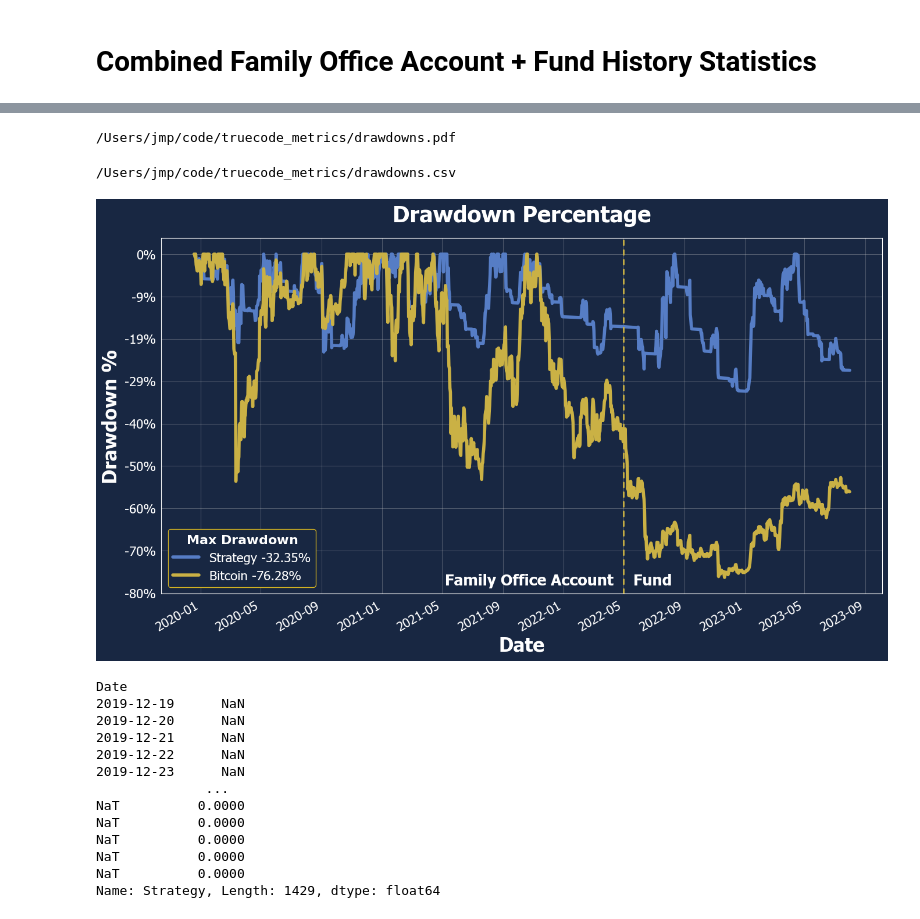
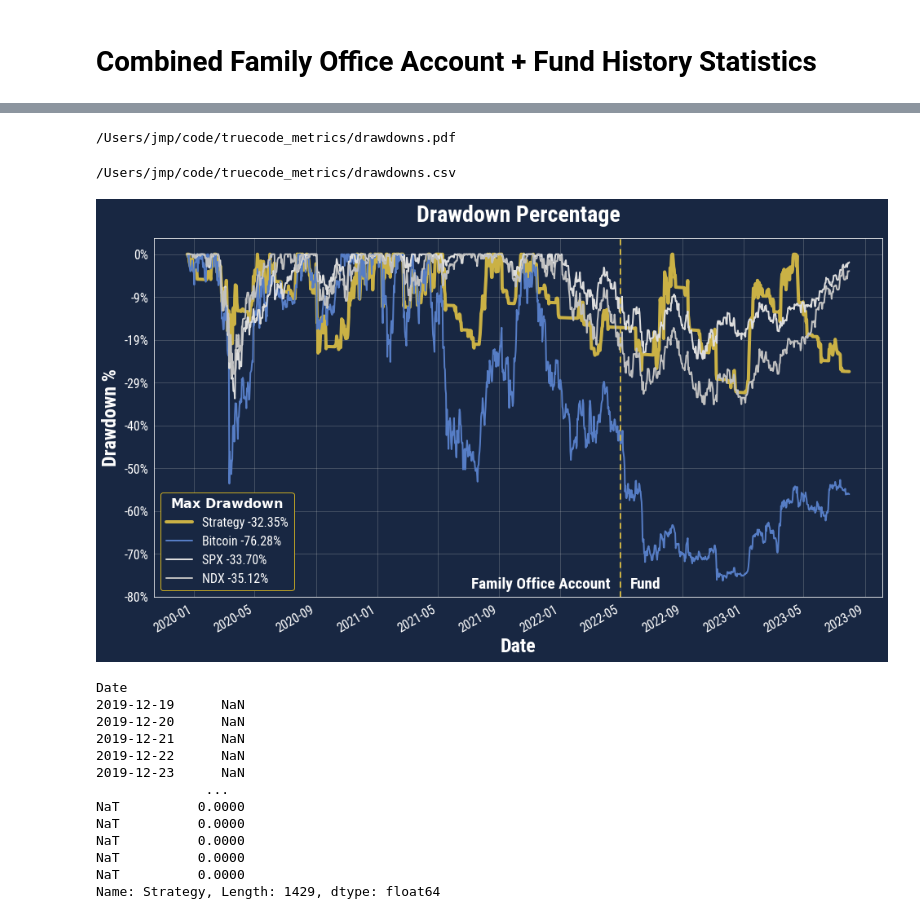
Before and after one commit to joshua-peck/truecode_metrics, a Jupyter notebook: TrueCode Metrics.ipynb, the cells around one changed output, grey strips where cells are left out. Saved outputs shown, nothing was run; the diff lists cells and outputs as text; code cells hidden in the pictures.

```diff
--- a/TrueCode Metrics.ipynb
+++ b/TrueCode Metrics.ipynb
@@ -12,4 +12,20 @@ from matplotlib import font_manager
 from IPython.display import FileLink, FileLinks
 import math
 # %%
-datafile = 'truecode-metrics-july-2023.csv'
+datafile = 'truecode-metrics-august-2023.csv'
+
+SYMBOLS = [ 'Strategy', 'Bitcoin', 'SPX', 'NDX']
+
+SYMBOL_COLORS = {
+    'Strategy': '#CAB145',
+    'Bitcoin': '#567DC5',
+    'SPX': '#dddddd',
+    'NDX': '#C0C0C0',
+}
+
+SYMBOL_LINEWIDTH = {
+    'Strategy': '4',
+}
+
+
+SYMBOLS, SYMBOL_COLORS, SYMBOL_LINEWIDTH
@@ -68,7 +89,7 @@ sns.set_style("whitegrid")
 
 mpl.rcParams.update({
                      'text.color' : "white",
-                     'lines.linewidth': 4,
+                     'lines.linewidth': 2,
                      'font.size': 16.0,
                      'legend.facecolor': "182742",
                      'legend.edgecolor': 'CFB023',
@@ -310,33 +362,49 @@ Win 12m %            -           -
 # %%
-rebased_sample = ffn.rebase(prices[['Strategy', 'Bitcoin']], value=10000)
+rebased_sample = ffn.rebase(prices[SYMBOLS], value=10000)
 drawdowns = rebased_sample.to_drawdown_series()
-ax = drawdowns.plot(ylabel='Drawdown %', title='Drawdown Percentage', color={'Strategy': '#567DC5', 'Bitcoin': '#CAB145'})
-rebased_drawdown_stats = rebased_sample[['Strategy', 'Bitcoin']].calc_stats()
+ax = drawdowns.plot(ylabel='Drawdown %', title='Drawdown Percentage', color=SYMBOL_COLORS)
+rebased_drawdown_stats = rebased_sample[SYMBOLS].calc_stats()
+
 # rebased_drawdown_stats.display()
-strategy_max_drawdown = rebased_drawdown_stats['Strategy'].stats['max_drawdown']
-bitcoin_max_drawdown = rebased_drawdown_stats['Bitcoin'].stats['max_drawdown']
-ax.legend(('Strategy {:.2f}%'.format(strategy_max_drawdown * 100.), 'Bitcoin {:.2f}%'.format(bitcoin_max_drawdown * 100.)), loc='lower left', title=r'$\bf{Max\ Drawdown}$')
+for line in ax.get_lines():
+    if 'Strategy' == line.get_label():
+        line.set_linewidth(4)
+        line.set_color(SYMBOL_COLORS['Strategy'])
+
+max_drawdowns = {}
+for symbol in SYMBOLS:
+    max_drawdowns[symbol] = rebased_drawdown_stats[symbol].stats['max_drawdown']
+
+ax.legend(
+    (
+        'Strategy {:.2f}%'.format(max_drawdowns['Strategy'] * 100.),
+        'Bitcoin {:.2f}%'.format(max_drawdowns['Bitcoin'] * 100.),
+        'SPX {:.2f}%'.format(max_drawdowns['SPX'] * 100.),
+        'NDX {:.2f}%'.format(max_drawdowns['NDX'] * 100.)
+    ),
+    loc='lower left',
+    title=r'$\bf{Max\ Drawdown}$')
 
 ax.axvline(dt(2022, 5, 1), color='#CAB145', label="Fund", dashes=(3, 3), dash_capstyle="round", linewidth=2)
 ax.text(dt(2022, 5, 1) + timedelta(days=20), -.78,'Fund', rotation=0, color='#fff', fontweight='bold', fontsize='large')
 ax.text(dt(2022, 5, 1) - timedelta(days=20), -.78,'Family Office Account', rotation=0, color='#fff', fontweight='bold', fontsize='large', horizontalalignment='right')
 fig = ax.get_figure()
 ax.yaxis.set_major_formatter(lambda x, pos: f"{int(x * 100)}%")
 
 ax.yaxis.set_major_locator(mpl.ticker.MaxNLocator(integer=True))
 ax.xaxis.set_major_locator(mdates.MonthLocator(bymonth=range(1,13, 4)))
 ax.xaxis.set_minor_locator(mdates.MonthLocator())
 ax.grid(True)
 
 fig.savefig('drawdowns.pdf')
 display(FileLink('drawdowns.pdf'))
 
 drawdowns.to_csv('drawdowns.csv')
 display(FileLink('drawdowns.csv'))
 # %% [output]
 /Users/jmp/code/truecode_metrics/drawdowns.pdf
 /Users/jmp/code/truecode_metrics/drawdowns.csv
-[figure, old version]
+[figure, new version]
 # %%
 # strategy_monthly_returns = prices.groupby([prices.Date.dt.year, prices.Date.dt.month])['Strategy'].apply(pd.DataFrame.pct_change, freq='M')
 strategy_monthly_returns = prices['Strategy'].pct_change(freq='M')
```
Also changed, not shown: parts of 11 cells of this notebook.
